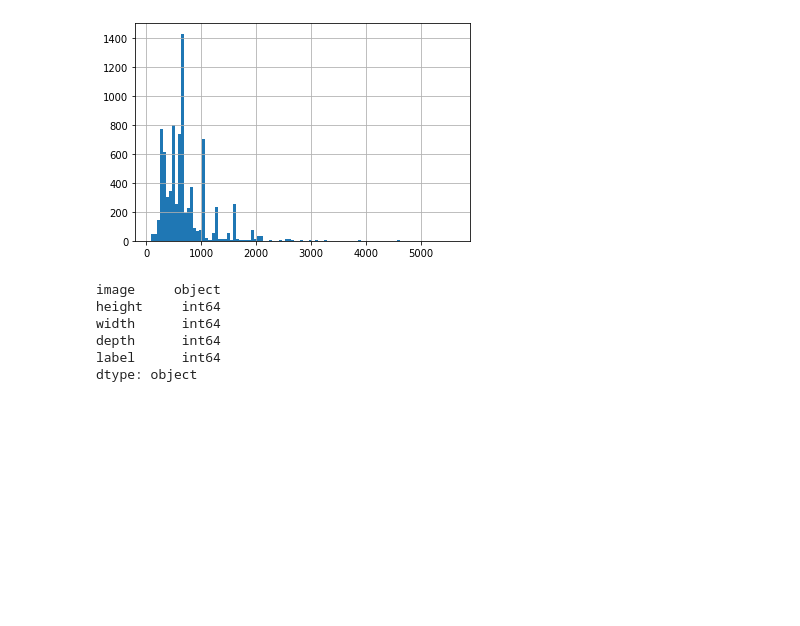
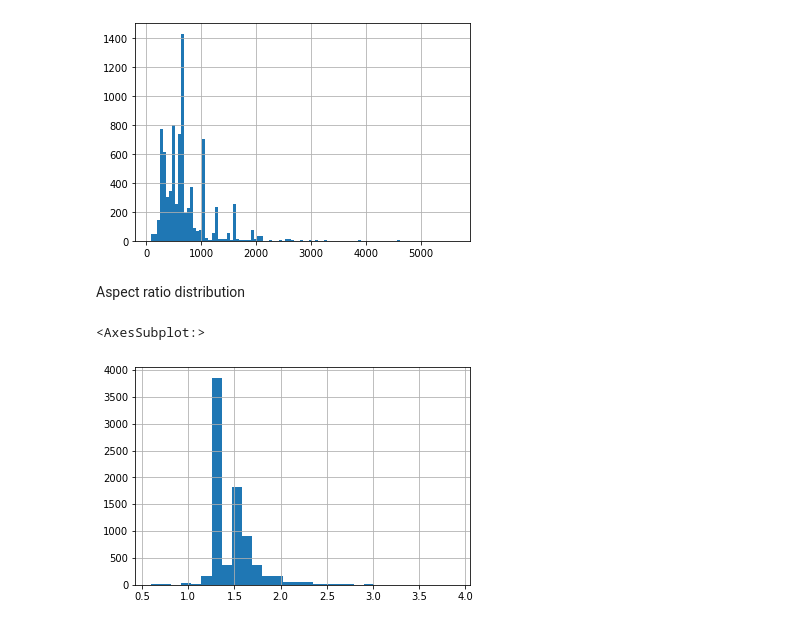
Before and after one commit to h31d1/BetaVAE, a Jupyter notebook: DataAnalysis.ipynb, the cells around one changed output. Saved outputs shown, nothing was run; the diff lists cells and outputs as text; code cells hidden in the pictures; blank space fills up the shorter version.

```diff
--- a/DataAnalysis.ipynb
+++ b/DataAnalysis.ipynb
@@ -58,12 +74,10 @@ df.width.hist(bins=100)
 # %% [output]
 <AxesSubplot:>
 [figure]
-# %%
-df.dtypes
-# %% [output]
-image     object
-height     int64
-width      int64
-depth      int64
-label      int64
-dtype: object
+# %% [markdown]
+Aspect ratio distribution
+# %%
+df.ratio.hist(bins=30)
+# %% [output]
+<AxesSubplot:>
+[figure, added]
```
Also changed, not shown: parts of 38 cells of this notebook, 1 other file.
